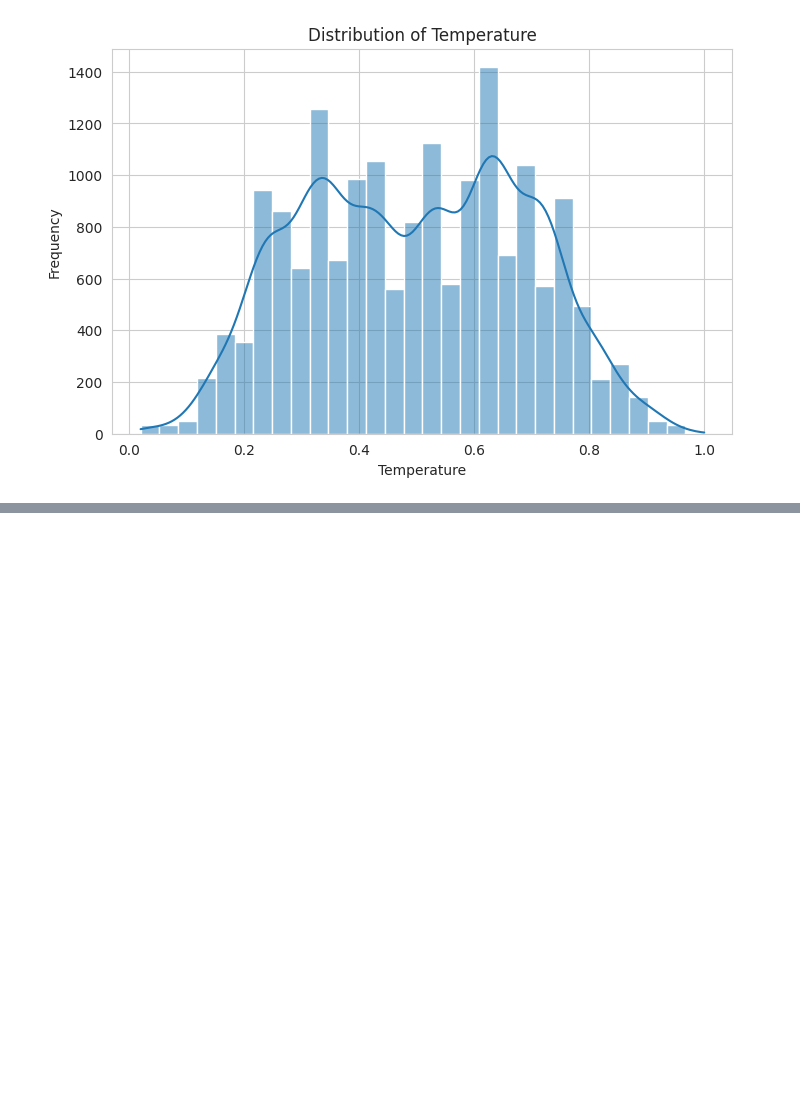
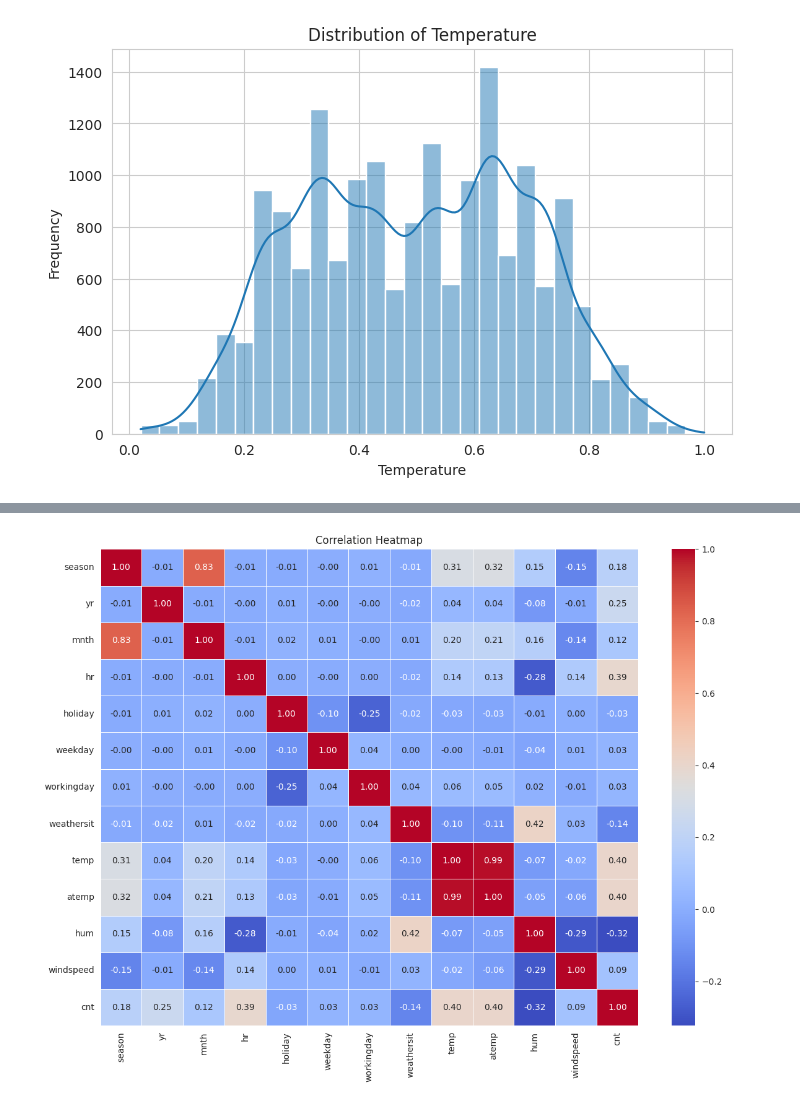
Before and after one commit to Mennaashraf7/ml-project, a Jupyter notebook: part_a_numerical/notebooks/01_eda_preprocessing.ipynb, the cells around one changed output, grey strips where cells are left out. Cells and saved outputs as stored; diff of their text form; code cells hidden in the pictures; blank space fills up the shorter version.

```diff
--- a/part_a_numerical/notebooks/01_eda_preprocessing.ipynb
+++ b/part_a_numerical/notebooks/01_eda_preprocessing.ipynb
@@ -16,7 +14,7 @@ sns.set_style('whitegrid')
 # %%
 # Loading the datasets
 
-hour_df = pd.read_csv('hour.csv')
+hour_df = pd.read_csv('/hour.csv')
 
 print("Hourly Dataset Shape:", hour_df.shape)
 # %% [output]
@@ -113,3 +111,14 @@ plt.ylabel('Frequency')
 plt.show()
 # %% [output]
 [figure]
+# %%
+# Correlation Analysis
+
+columns_to_drop = ['instant', 'casual', 'registered', 'dteday']
+
+correlation_df = hour_df.drop(columns=columns_to_drop)
+
+correlation_matrix = correlation_df.corr(method='pearson')
+
+print("Correlation Matrix:")
+display(correlation_matrix)
@@ -115,0 +141,17 @@ plt.show()
+# %%
+# Correlation Heatmap
+
+plt.figure(figsize=(14, 10))
+
+sns.heatmap(
+    correlation_matrix,
+    annot=True,
+    cmap='coolwarm',
+    fmt='.2f',
+    linewidths=0.5
+)
+
+plt.title('Correlation Heatmap')
+plt.show()
+# %% [output]
+[figure, added]
```
Also changed, not shown: parts of 5 cells of this notebook.
